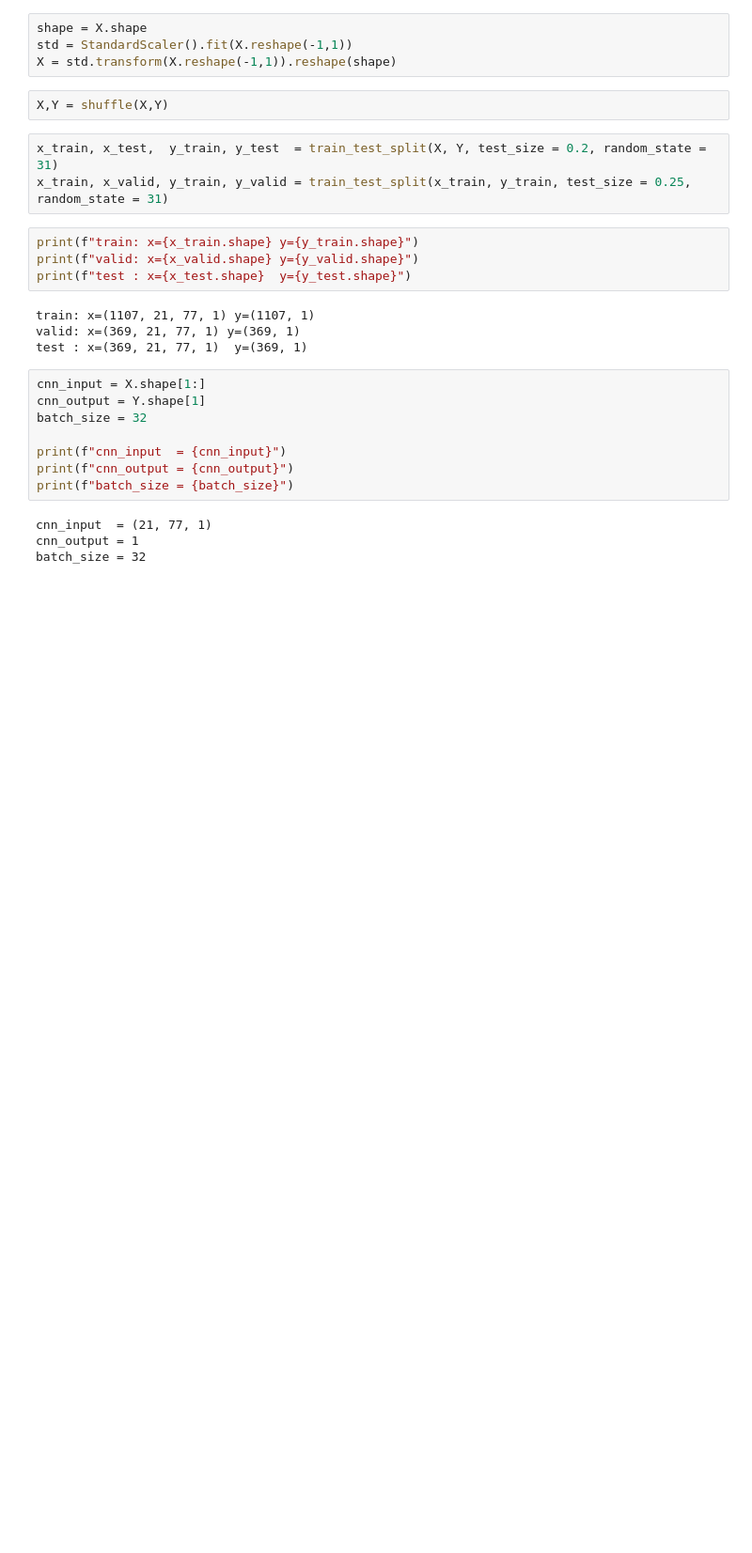
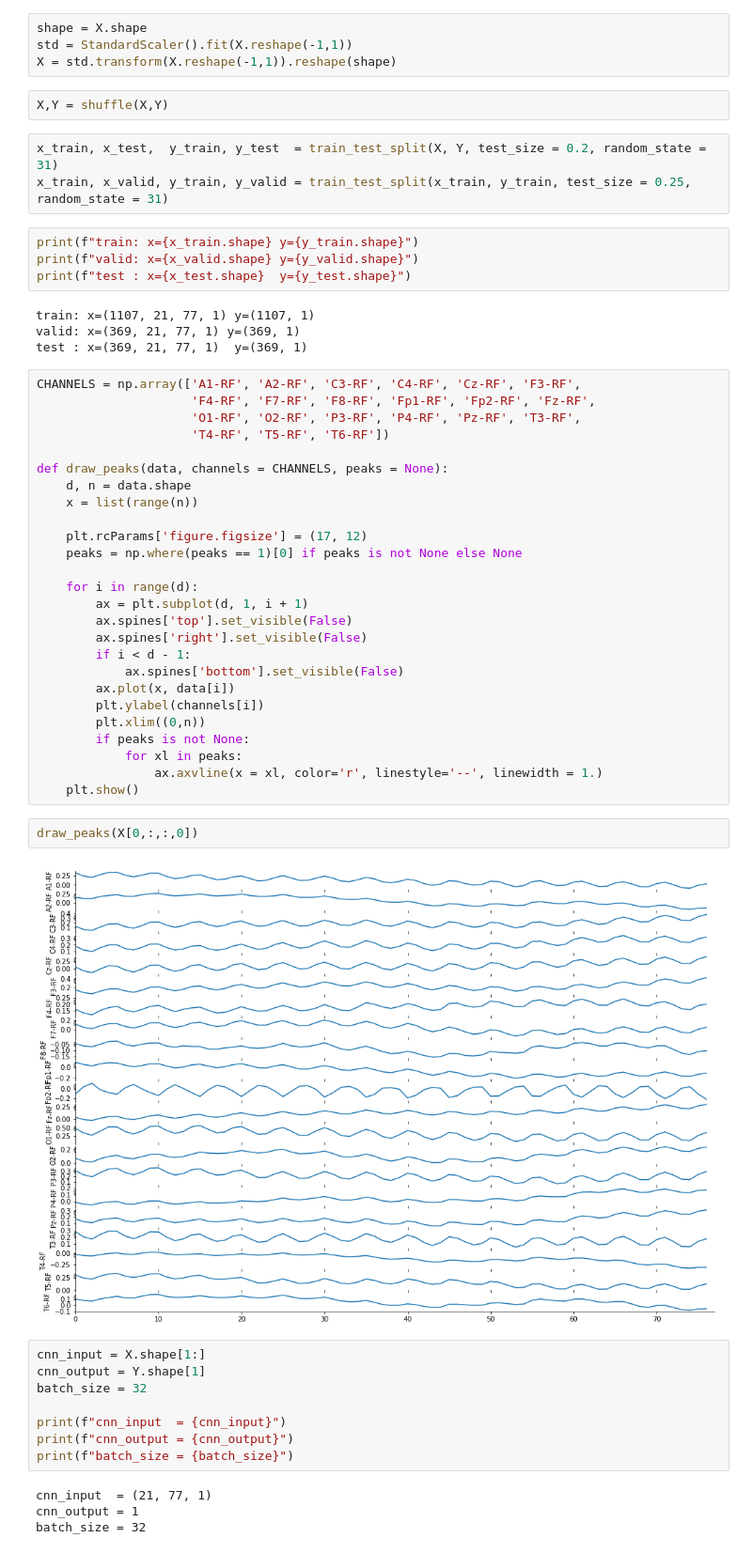
Before and after one commit to valdasraps/eeg-spikes, a Jupyter notebook: notebooks/CNN.ipynb, the cells around one changed output. Shown: that part at 94% size. Drawn from its saved outputs; the diff is of its cells as text; blank space fills up the shorter version.

```diff
--- a/notebooks/CNN.ipynb
+++ b/notebooks/CNN.ipynb
@@ -44,6 +44,36 @@ print(f"test : x={x_test.shape}  y={y_test.shape}")
 train: x=(1107, 21, 77, 1) y=(1107, 1)
 valid: x=(369, 21, 77, 1) y=(369, 1)
 test : x=(369, 21, 77, 1)  y=(369, 1)
+# %%
+CHANNELS = np.array(['A1-RF', 'A2-RF', 'C3-RF', 'C4-RF', 'Cz-RF', 'F3-RF',
+                     'F4-RF', 'F7-RF', 'F8-RF', 'Fp1-RF', 'Fp2-RF', 'Fz-RF',
+                     'O1-RF', 'O2-RF', 'P3-RF', 'P4-RF', 'Pz-RF', 'T3-RF',
+                     'T4-RF', 'T5-RF', 'T6-RF'])
+
+def draw_peaks(data, channels = CHANNELS, peaks = None):
+    d, n = data.shape
+    x = list(range(n))
+
+    plt.rcParams['figure.figsize'] = (17, 12)
+    peaks = np.where(peaks == 1)[0] if peaks is not None else None
+
+    for i in range(d):
+        ax = plt.subplot(d, 1, i + 1)
+        ax.spines['top'].set_visible(False)
+        ax.spines['right'].set_visible(False)
+        if i < d - 1:
+            ax.spines['bottom'].set_visible(False)
+        ax.plot(x, data[i])
+        plt.ylabel(channels[i])
+        plt.xlim((0,n))
+        if peaks is not None:
+            for xl in peaks:
+                ax.axvline(x = xl, color='r', linestyle='--', linewidth = 1.)
+    plt.show()
+# %%
+draw_peaks(X[0,:,:,0])
+# %% [output]
+[figure, added]
 # %%
 cnn_input = X.shape[1:]
 cnn_output = Y.shape[1]
```
Also changed, not shown: parts of 22 cells of this notebook, 1 other file.
